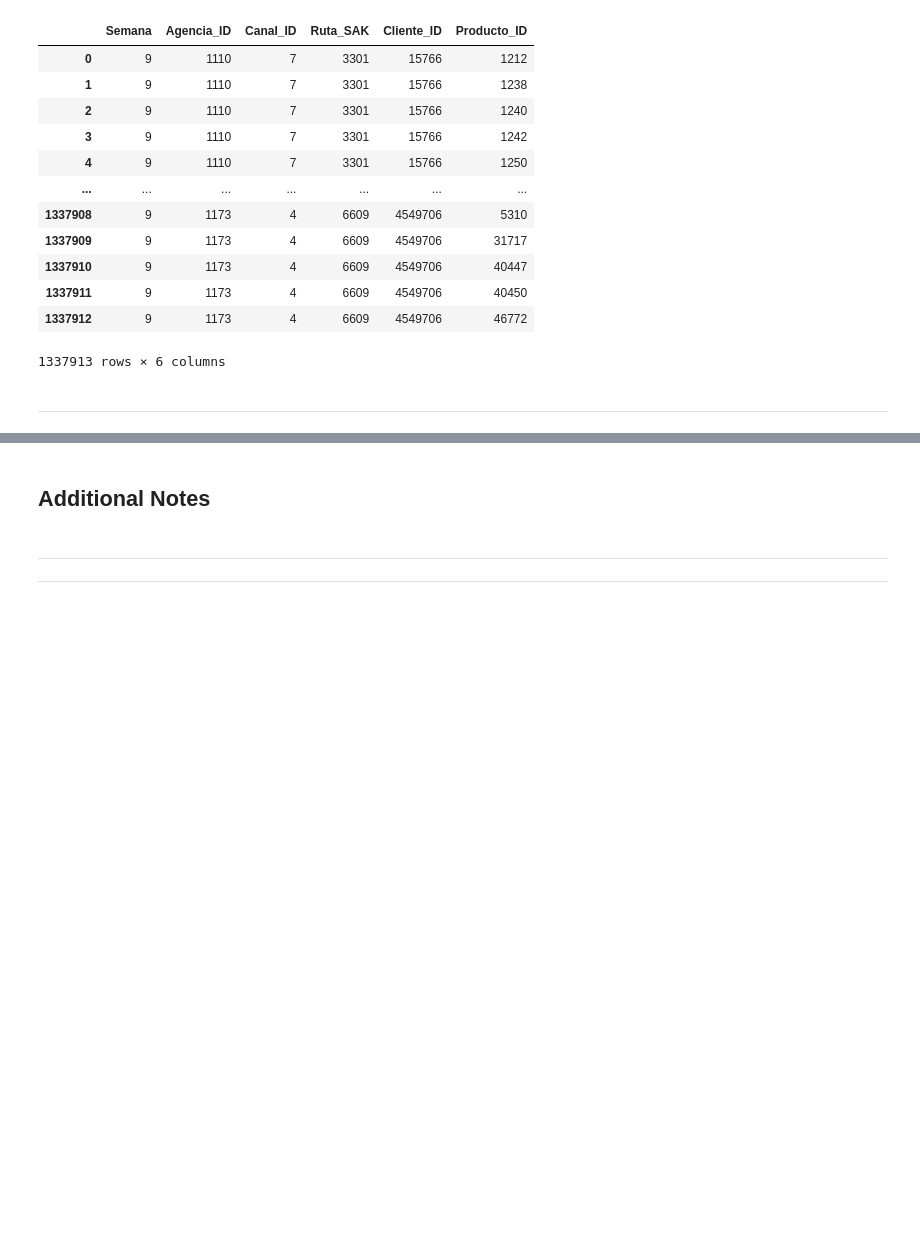
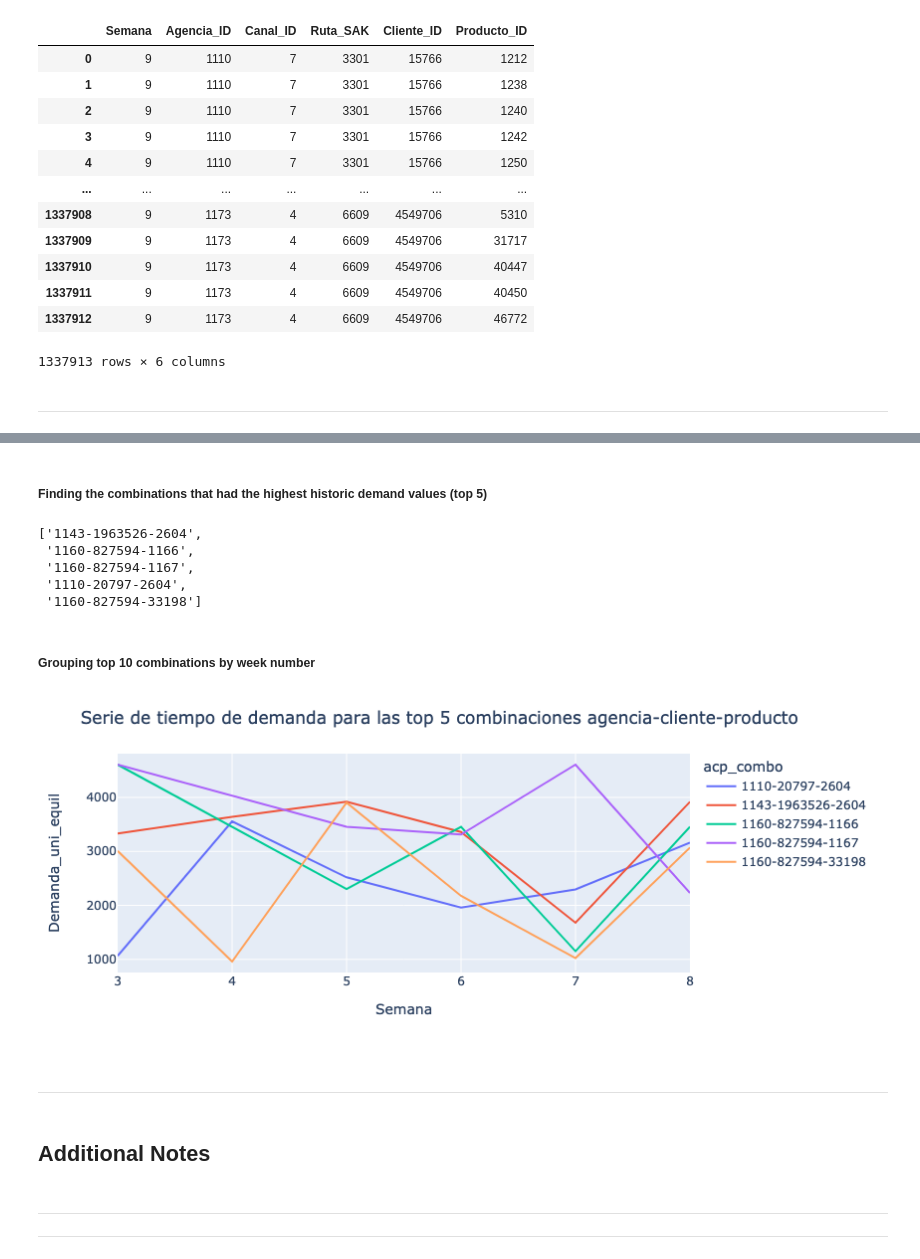
Before and after one commit to Roberto919/abx_answers, a Jupyter notebook: notebooks/abxrp_nb.ipynb, the cells around one changed output, grey strips where cells are left out. Saved outputs shown, nothing was run; the diff lists cells and outputs as text; code cells hidden in the pictures; blank space fills up the shorter version.

Commit message:
Completing top-5 combo time-series

```diff
--- a/notebooks/abxrp_nb.ipynb
+++ b/notebooks/abxrp_nb.ipynb
@@ -249,3 +310,38 @@ dfts
+# %% [markdown]
+##### Finding the combinations that had the highest historic demand values (top 5)
+# %%
+dfx2 = dfx.groupby(["acp_combo"]).sum()[["Demanda_uni_equil"]].sort_values(by="Demanda_uni_equil", ascending=False)
+# %%
+acp_combo_top = list(dfx2[:5].index)
+acp_combo_top
+# %% [output]
+['1143-1963526-2604',
+ '1160-827594-1166',
+ '1160-827594-1167',
+ '1110-20797-2604',
+ '1160-827594-33198']
+# %% [markdown]
+##### Grouping top 10 combinations by week number
+# %%
+dfx = dfx[dfx["acp_combo"].isin(acp_combo_top)]
+# %%
+dfx = dfx.groupby(["Semana", "acp_combo"], as_index=False).sum()
+# %%
+fig = px.line(
+    dfx,
+    x="Semana", y="Demanda_uni_equil", color="acp_combo"
+)
+
+
+fig.update_layout(
+    title="Serie de tiempo de demanda para las top 5 combinaciones agencia-cliente-producto"
+)
+
+fig.show()
+# %% [output]
+[figure, added]
+# %% [markdown]
+---
 # %% [markdown]
 ## Additional Notes
 # %% [markdown]
```
Also changed, not shown: parts of 16 cells of this notebook.
